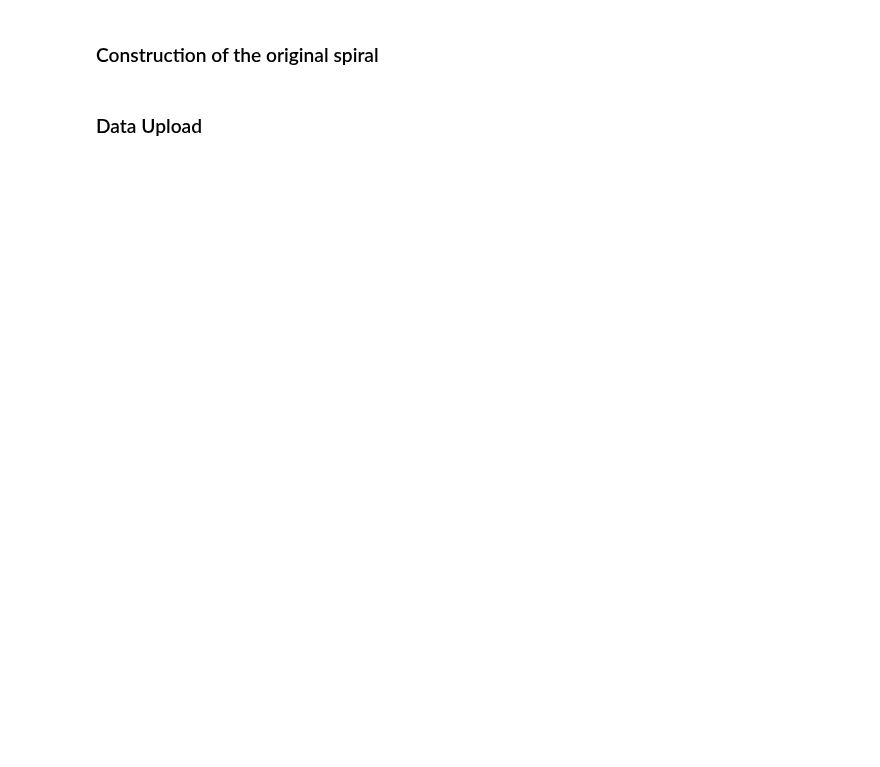
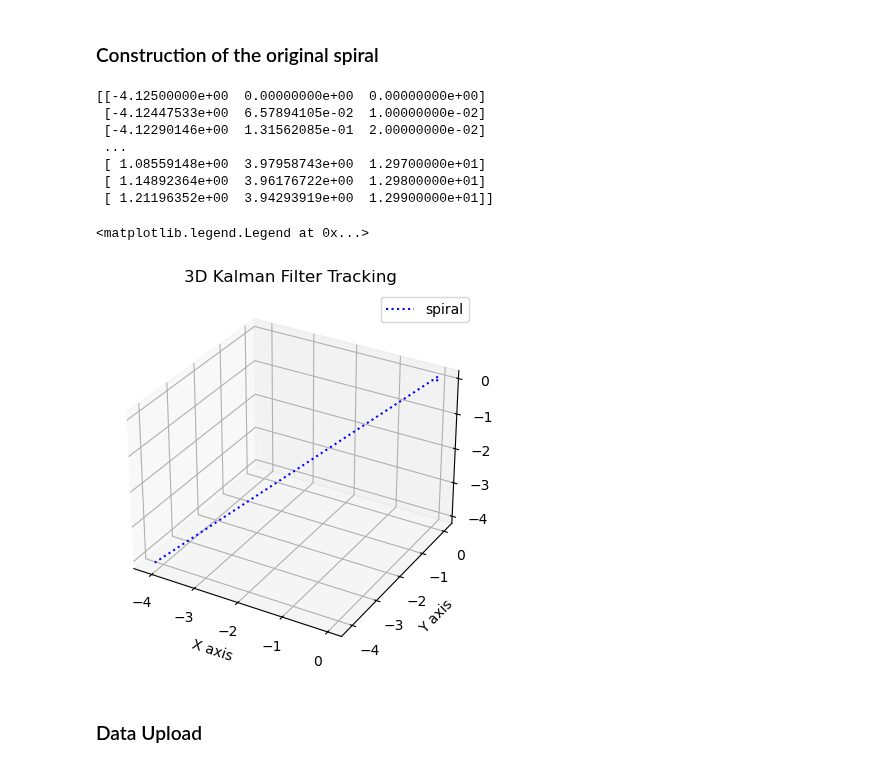
Before and after one commit to kjetteren/RaD_team1_HELIXON, a Jupyter notebook: utils/KalmanFilterImplementation.ipynb, the cells around one changed output. Drawn from its saved outputs; the diff is of its cells as text; code cells hidden in the pictures; blank space fills up the shorter version.

```diff
--- a/utils/KalmanFilterImplementation.ipynb
+++ b/utils/KalmanFilterImplementation.ipynb
@@ -8,11 +8,30 @@ import filterpy.kalman
 # %%
 R = 4.125    # Radius of the spiral (8.25 meter diameter, so radius = 4.125 meters)
 N = 3.30     # Number of turns
 H = 13       # Total height (13 meters)
 T = 1300     # Number of steps (adjustable)
 
 # Calculate the spiral points
 original_spiral = np.array([[-R * np.cos(i * (2 * np.pi * N) / T),  R * np.sin(i * (2 * np.pi * N) / T), (i / T) * H] for i in range(T)])
+print(original_spiral)
+fig = plt.figure()
+ax = fig.add_subplot(111, projection='3d')
+ax.plot(original_spiral[0], original_spiral[1], original_spiral[2], ':b', label="spiral")
+
+ax.set_xlabel('X axis')
+ax.set_ylabel('Y axis')
+ax.set_title('3D Kalman Filter Tracking')
+ax.legend()
+# %% [output]
+[[-4.12500000e+00  0.00000000e+00  0.00000000e+00]
+ [-4.12447533e+00  6.57894105e-02  1.00000000e-02]
+ [-4.12290146e+00  1.31562085e-01  2.00000000e-02]
+ ...
+ [ 1.08559148e+00  3.97958743e+00  1.29700000e+01]
+ [ 1.14892364e+00  3.96176722e+00  1.29800000e+01]
+ [ 1.21196352e+00  3.94293919e+00  1.29900000e+01]]
+<matplotlib.legend.Legend at 0x...>
+[figure, added]
 # %% [markdown]
 ### Data Upload
 # %%
```
Also changed, not shown: parts of 7 cells of this notebook, 2 other files.
